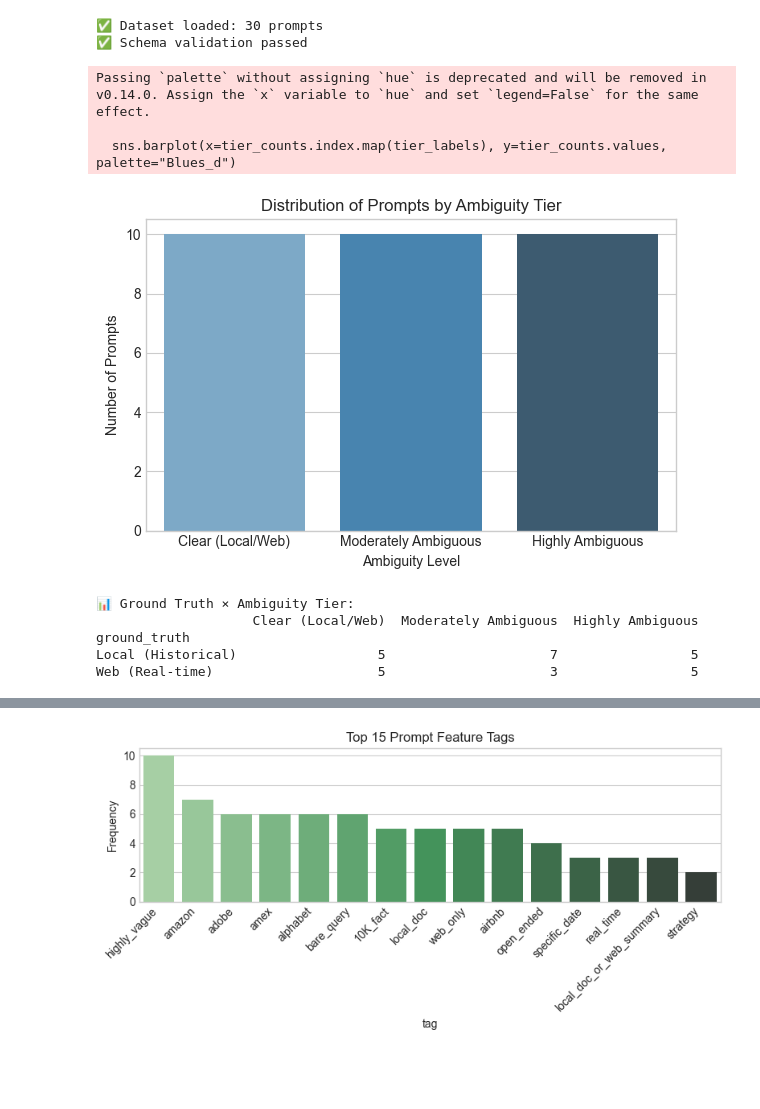
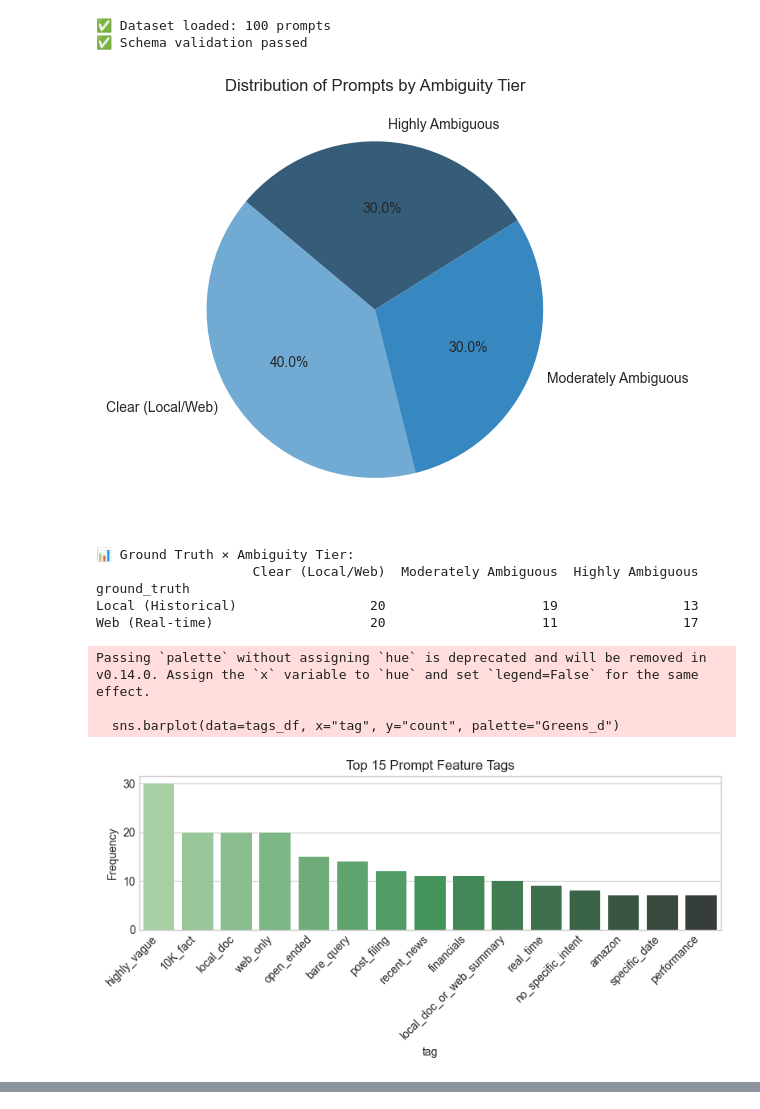
Before and after one commit to henil9794/GenAI-Agent-Routing-Evaluation, a Jupyter notebook: notebooks/01_eda_prompts.ipynb, the cells around one changed output, grey strips where cells are left out. Cells and saved outputs as stored; diff of their text form; code cells hidden in the pictures; blank space fills up the shorter version.

Commit message:
updated the results for all prompts

```diff
--- a/notebooks/01_eda_prompts.ipynb
+++ b/notebooks/01_eda_prompts.ipynb
@@ -47,11 +47,23 @@ print("✅ Schema validation passed")
 tier_counts = df_prompts["ambiguity_tier"].value_counts().sort_index()
 tier_labels = {1: "Clear (Local/Web)", 2: "Moderately Ambiguous", 3: "Highly Ambiguous"}
 
-plt.figure(figsize=(6, 4))
-sns.barplot(x=tier_counts.index.map(tier_labels), y=tier_counts.values, palette="Blues_d")
+# plt.figure(figsize=(6, 4))
+# sns.barplot(x=tier_counts.index.map(tier_labels), y=tier_counts.values, palette="Blues_d")
+# plt.title("Distribution of Prompts by Ambiguity Tier")
+# plt.ylabel("Number of Prompts")
+# plt.xlabel("Ambiguity Level")
+# plt.tight_layout()
+# plt.show()
+
+plt.figure(figsize=(6, 6))
+plt.pie(
+    tier_counts.values,
+    labels=tier_counts.index.map(tier_labels),
+    autopct="%1.1f%%",
+    colors=sns.color_palette("Blues_d", len(tier_counts)),
+    startangle=140
+)
 plt.title("Distribution of Prompts by Ambiguity Tier")
-plt.ylabel("Number of Prompts")
-plt.xlabel("Ambiguity Level")
 plt.tight_layout()
 plt.show()
 
@@ -63,40 +75,41 @@ ct.columns = [tier_labels[i] for i in ct.columns]
 print("📊 Ground Truth × Ambiguity Tier:")
 print(ct)
 
 # Cell 6 [Code]
 # Prompt Tag Frequency Analysis
 from collections import Counter
 all_tags = [tag for sublist in df_prompts["prompt_tags"] for tag in sublist]
 tag_counts = Counter(all_tags).most_common(15)
 
 tags_df = pd.DataFrame(tag_counts, columns=["tag", "count"])
 plt.figure(figsize=(8, 4))
 sns.barplot(data=tags_df, x="tag", y="count", palette="Greens_d")
 plt.xticks(rotation=45, ha="right")
 plt.title("Top 15 Prompt Feature Tags")
 plt.ylabel("Frequency")
 plt.tight_layout()
 plt.show()
 
 # Cell 7 [Code]
 # Sample Prompts per Tier
 for tier in [1, 2, 3]:
     sample = df_prompts[df_prompts["ambiguity_tier"] == tier].sample(2, random_state=42)
     print(f"\n🔍 Tier {tier} ({tier_labels[tier]}):")
     for _, row in sample.iterrows():
         print(f"  • ID: {row['query_id']} | GT: {row['ground_truth']}")
         print(f"    \"{row['prompt']}\"")
         print(f"    Tags: {row['prompt_tags']}")
         print("-" * 60)
 # %% [output]
-✅ Dataset loaded: 30 prompts
+✅ Dataset loaded: 100 prompts
 ✅ Schema validation passed
+[figure, new version]
-Passing `palette` without assigning `hue` is deprecated and will be removed in v0.14.0. Assign the `x` variable to `hue` and set `legend=False` for the same effect.
-
-  sns.barplot(x=tier_counts.index.map(tier_labels), y=tier_counts.values, palette="Blues_d")
+📊 Ground Truth × Ambiguity Tier:
+                    Clear (Local/Web)  Moderately Ambiguous  Highly Ambiguous
+ground_truth
+Local (Historical)                 20                    19                13
+Web (Real-time)                    20                    11                17
-[figure, old version]
-📊 Ground Truth × Ambiguity Tier:
-                    Clear (Local/Web)  Moderately Ambiguous  Highly Ambiguous
-ground_truth
-Local (Historical)                  5                     7                 5
-Web (Real-time)                     5                     3                 5
+Passing `palette` without assigning `hue` is deprecated and will be removed in v0.14.0. Assign the `x` variable to `hue` and set `legend=False` for the same effect.
+
+  sns.barplot(data=tags_df, x="tag", y="count", palette="Greens_d")
+[figure, new version]
@@ -106 +132,0 @@ Passing `palette` without assigning `hue` is deprecated and will be removed in v
-[figure, old version]
```
Also changed, not shown: parts of 1 cell of this notebook, 11 other files.
